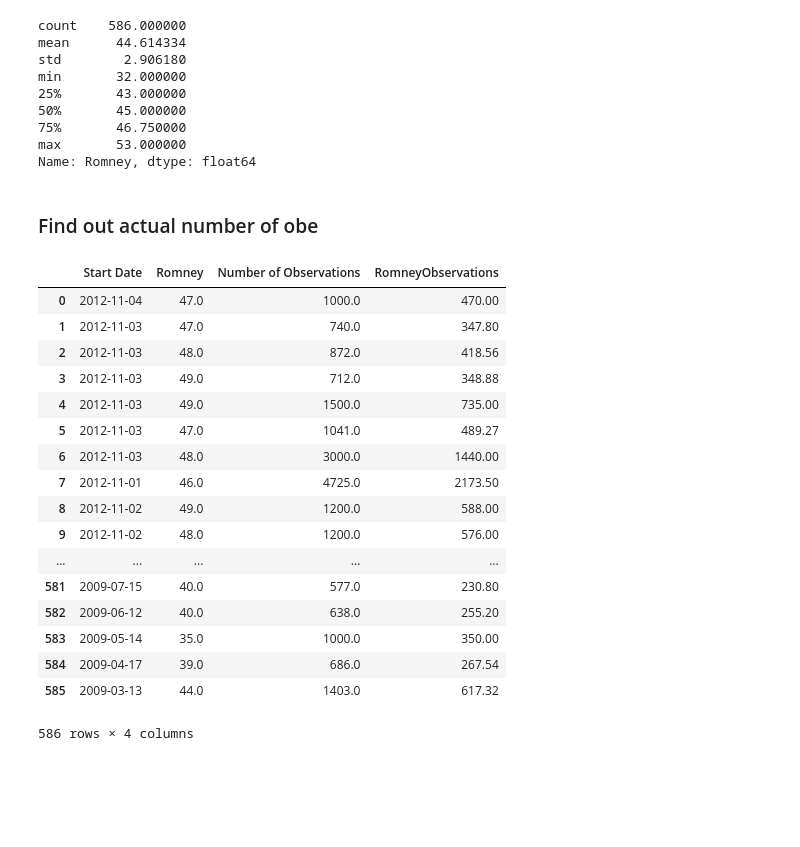
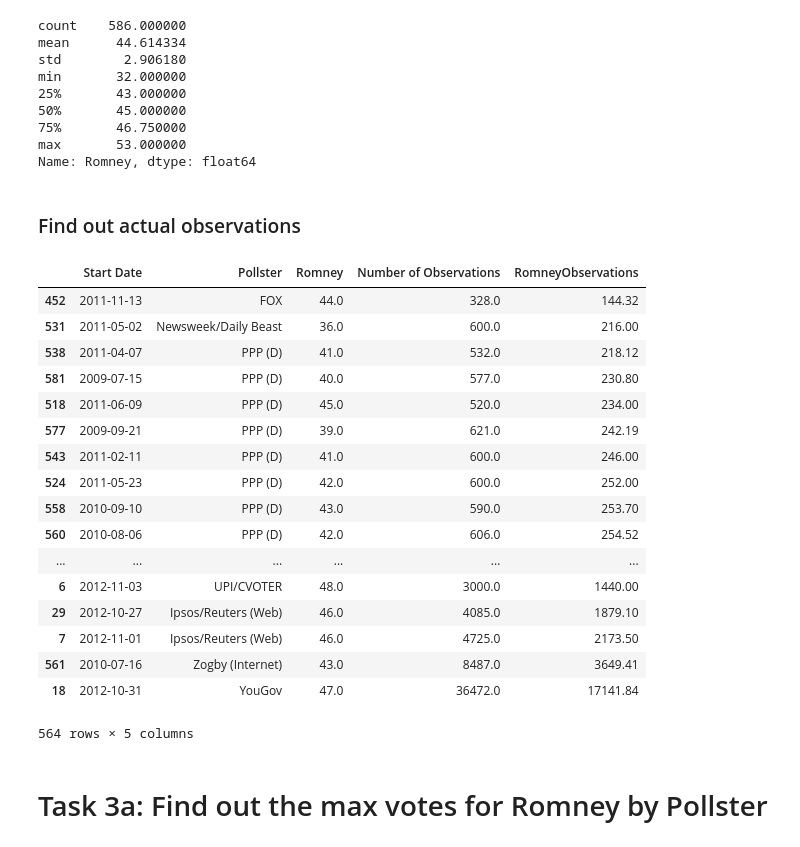
Before and after one commit to kandarpck/security-analytics, a Jupyter notebook: hw1.ipynb, the cells around one changed output. Saved outputs shown, nothing was run; the diff lists cells and outputs as text; code cells hidden in the pictures; blank space fills up the shorter version.

```diff
--- a/hw1.ipynb
+++ b/hw1.ipynb
@@ -70,26 +71,27 @@ min       32.000000
 max       53.000000
 Name: Romney, dtype: float64
 # %% [markdown]
-### Find out actual number of obe
+### Find out actual observations
 # %%
+poll_df.dropna(subset=['Number of Observations'], inplace=True)
 poll_df['RomneyObservations'] = poll_df['Number of Observations'] * poll_df['Romney'] / 100
-poll_df[['Start Date', 'Romney', 'Number of Observations', 'RomneyObservations']]
+poll_df[['Start Date', 'Pollster', 'Romney', 'Number of Observations', 'RomneyObservations']].sort_values(['RomneyObservations'])
 # %% [output]
-|  | Start Date | Romney | Number of Observations | RomneyObservations |
-| 0 | 2012-11-04 | 47.0 | 1000.0 | 470.00 |
-| 1 | 2012-11-03 | 47.0 | 740.0 | 347.80 |
-| 2 | 2012-11-03 | 48.0 | 872.0 | 418.56 |
-| 3 | 2012-11-03 | 49.0 | 712.0 | 348.88 |
-| 4 | 2012-11-03 | 49.0 | 1500.0 | 735.00 |
-| 5 | 2012-11-03 | 47.0 | 1041.0 | 489.27 |
-| 6 | 2012-11-03 | 48.0 | 3000.0 | 1440.00 |
-| 7 | 2012-11-01 | 46.0 | 4725.0 | 2173.50 |
-| 8 | 2012-11-02 | 49.0 | 1200.0 | 588.00 |
-| 9 | 2012-11-02 | 48.0 | 1200.0 | 576.00 |
-| ... | ... | ... | ... | ... |
-| 581 | 2009-07-15 | 40.0 | 577.0 | 230.80 |
-| 582 | 2009-06-12 | 40.0 | 638.0 | 255.20 |
-| 583 | 2009-05-14 | 35.0 | 1000.0 | 350.00 |
-| 584 | 2009-04-17 | 39.0 | 686.0 | 267.54 |
-| 585 | 2009-03-13 | 44.0 | 1403.0 | 617.32 |
+|  | Start Date | Pollster | Romney | Number of Observations | RomneyObservations |
+| 452 | 2011-11-13 | FOX | 44.0 | 328.0 | 144.32 |
+| 531 | 2011-05-02 | Newsweek/Daily Beast | 36.0 | 600.0 | 216.00 |
+| 538 | 2011-04-07 | PPP (D) | 41.0 | 532.0 | 218.12 |
+| 581 | 2009-07-15 | PPP (D) | 40.0 | 577.0 | 230.80 |
+| 518 | 2011-06-09 | PPP (D) | 45.0 | 520.0 | 234.00 |
+| 577 | 2009-09-21 | PPP (D) | 39.0 | 621.0 | 242.19 |
+| 543 | 2011-02-11 | PPP (D) | 41.0 | 600.0 | 246.00 |
+| 524 | 2011-05-23 | PPP (D) | 42.0 | 600.0 | 252.00 |
+| 558 | 2010-09-10 | PPP (D) | 43.0 | 590.0 | 253.70 |
+| 560 | 2010-08-06 | PPP (D) | 42.0 | 606.0 | 254.52 |
+| ... | ... | ... | ... | ... | ... |
+| 6 | 2012-11-03 | UPI/CVOTER | 48.0 | 3000.0 | 1440.00 |
+| 29 | 2012-10-27 | Ipsos/Reuters (Web) | 46.0 | 4085.0 | 1879.10 |
+| 7 | 2012-11-01 | Ipsos/Reuters (Web) | 46.0 | 4725.0 | 2173.50 |
+| 561 | 2010-07-16 | Zogby (Internet) | 43.0 | 8487.0 | 3649.41 |
+| 18 | 2012-10-31 | YouGov | 47.0 | 36472.0 | 17141.84 |
-586 rows × 4 columns
+564 rows × 5 columns
@@ -102,0 +98,2 @@ sns.lineplot(x=poll_df.groupby(poll_df['Start Date']),
+# %% [markdown]
+# Task 3a: Find out the max votes for Romney by Pollster
```
Also changed, not shown: parts of 12 cells of this notebook.
